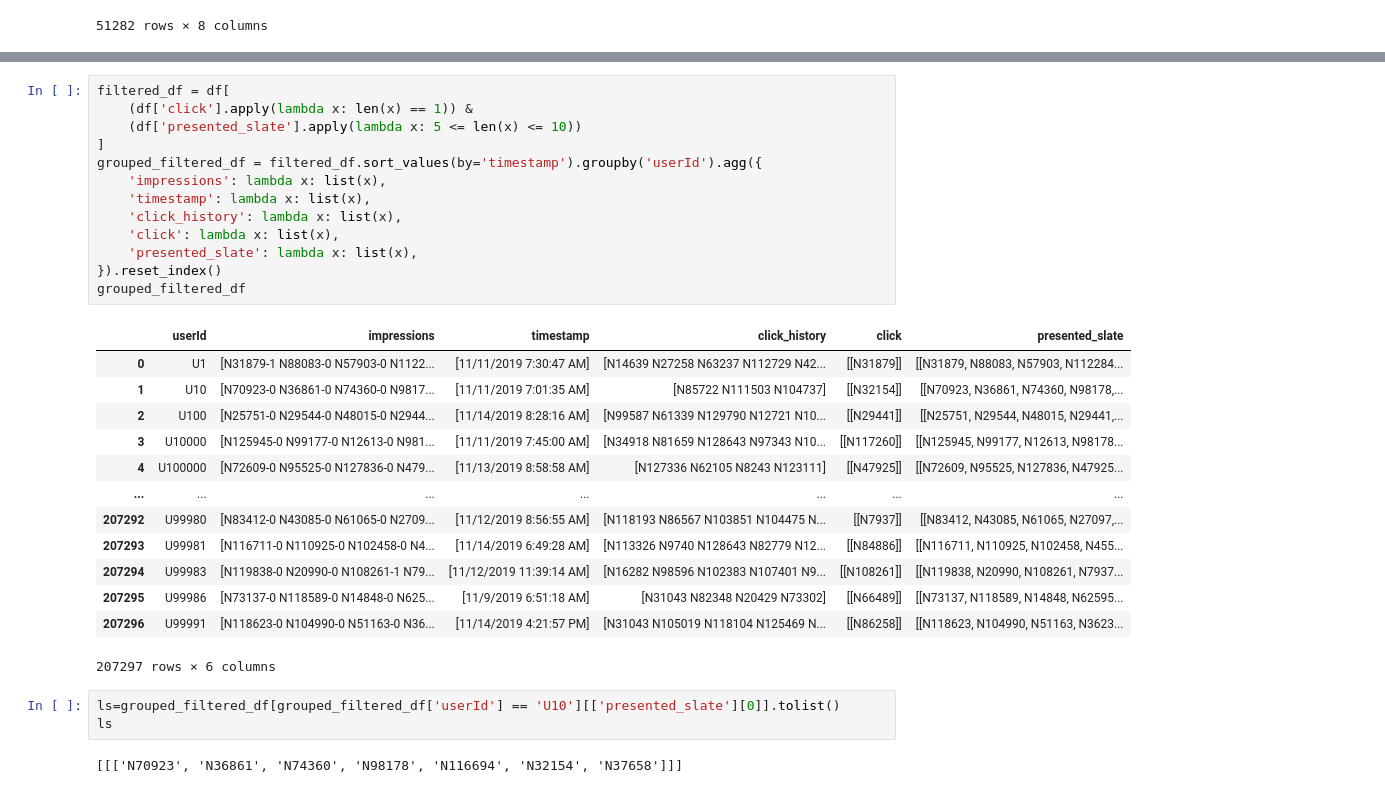
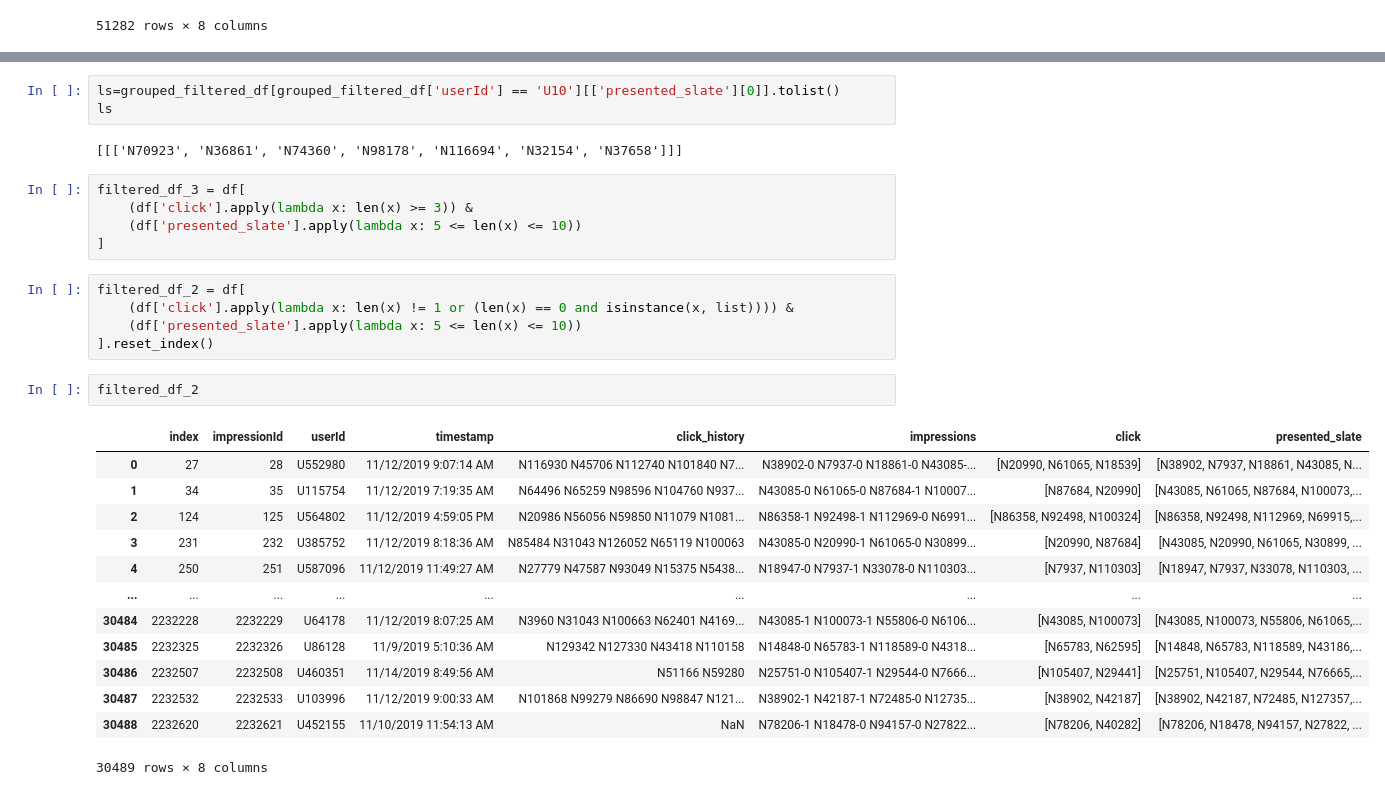
Before and after one commit to Asr419/rl_spotifyrecs, a Jupyter notebook: src/rl_spotifyrecs/mind_dataset/mind_data.ipynb, the cells around one changed output, grey strips where cells are left out. Drawn from its saved outputs; the diff is of its cells as text.

```diff
--- a/src/rl_spotifyrecs/mind_dataset/mind_data.ipynb
+++ b/src/rl_spotifyrecs/mind_dataset/mind_data.ipynb
@@ -120,32 +111,31 @@ filtered_slate_df
-# %%
-filtered_df = df[
-    (df['click'].apply(lambda x: len(x) == 1)) &
-    (df['presented_slate'].apply(lambda x: 5 <= len(x) <= 10))
-]
-grouped_filtered_df = filtered_df.sort_values(by='timestamp').groupby('userId').agg({
-    'impressions': lambda x: list(x),
-    'timestamp': lambda x: list(x),
-    'click_history': lambda x: list(x),
-    'click': lambda x: list(x),
-    'presented_slate': lambda x: list(x),
-}).reset_index()
-grouped_filtered_df
-# %% [output]
-|  | userId | impressions | timestamp | click_history | click | presented_slate |
-| 0 | U1 | [N31879-1 N88083-0 N57903-0 N1122... | [11/11/2019 7:30:47 AM] | [N14639 N27258 N63237 N112729 N42... | [[N31879]] | [[N31879, N88083, N57903, N112284... |
-| 1 | U10 | [N70923-0 N36861-0 N74360-0 N9817... | [11/11/2019 7:01:35 AM] | [N85722 N111503 N104737] | [[N32154]] | [[N70923, N36861, N74360, N98178,... |
-| 2 | U100 | [N25751-0 N29544-0 N48015-0 N2944... | [11/14/2019 8:28:16 AM] | [N99587 N61339 N129790 N12721 N10... | [[N29441]] | [[N25751, N29544, N48015, N29441,... |
-| 3 | U10000 | [N125945-0 N99177-0 N12613-0 N981... | [11/11/2019 7:45:00 AM] | [N34918 N81659 N128643 N97343 N10... | [[N117260]] | [[N125945, N99177, N12613, N98178... |
-| 4 | U100000 | [N72609-0 N95525-0 N127836-0 N479... | [11/13/2019 8:58:58 AM] | [N127336 N62105 N8243 N123111] | [[N47925]] | [[N72609, N95525, N127836, N47925... |
-| ... | ... | ... | ... | ... | ... | ... |
-| 207292 | U99980 | [N83412-0 N43085-0 N61065-0 N2709... | [11/12/2019 8:56:55 AM] | [N118193 N86567 N103851 N104475 N... | [[N7937]] | [[N83412, N43085, N61065, N27097,... |
-| 207293 | U99981 | [N116711-0 N110925-0 N102458-0 N4... | [11/14/2019 6:49:28 AM] | [N113326 N9740 N128643 N82779 N12... | [[N84886]] | [[N116711, N110925, N102458, N455... |
-| 207294 | U99983 | [N119838-0 N20990-0 N108261-1 N79... | [11/12/2019 11:39:14 AM] | [N16282 N98596 N102383 N107401 N9... | [[N108261]] | [[N119838, N20990, N108261, N7937... |
-| 207295 | U99986 | [N73137-0 N118589-0 N14848-0 N625... | [11/9/2019 6:51:18 AM] | [N31043 N82348 N20429 N73302] | [[N66489]] | [[N73137, N118589, N14848, N62595... |
-| 207296 | U99991 | [N118623-0 N104990-0 N51163-0 N36... | [11/14/2019 4:21:57 PM] | [N31043 N105019 N118104 N125469 N... | [[N86258]] | [[N118623, N104990, N51163, N3623... |
-207297 rows × 6 columns
 # %%
 ls=grouped_filtered_df[grouped_filtered_df['userId'] == 'U10'][['presented_slate'][0]].tolist()
 ls
 # %% [output]
 [[['N70923', 'N36861', 'N74360', 'N98178', 'N116694', 'N32154', 'N37658']]]
+# %%
+filtered_df_3 = df[
+    (df['click'].apply(lambda x: len(x) >= 3)) &
+    (df['presented_slate'].apply(lambda x: 5 <= len(x) <= 10))
+]
+# %%
+filtered_df_2 = df[
+    (df['click'].apply(lambda x: len(x) != 1 or (len(x) == 0 and isinstance(x, list)))) &
+    (df['presented_slate'].apply(lambda x: 5 <= len(x) <= 10))
+].reset_index()
+# %%
+filtered_df_2
+# %% [output]
+|  | index | impressionId | userId | timestamp | click_history | impressions | click | presented_slate |
+| 0 | 27 | 28 | U552980 | 11/12/2019 9:07:14 AM | N116930 N45706 N112740 N101840 N7... | N38902-0 N7937-0 N18861-0 N43085-... | [N20990, N61065, N18539] | [N38902, N7937, N18861, N43085, N... |
+| 1 | 34 | 35 | U115754 | 11/12/2019 7:19:35 AM | N64496 N65259 N98596 N104760 N937... | N43085-0 N61065-0 N87684-1 N10007... | [N87684, N20990] | [N43085, N61065, N87684, N100073,... |
+| 2 | 124 | 125 | U564802 | 11/12/2019 4:59:05 PM | N20986 N56056 N59850 N11079 N1081... | N86358-1 N92498-1 N112969-0 N6991... | [N86358, N92498, N100324] | [N86358, N92498, N112969, N69915,... |
+| 3 | 231 | 232 | U385752 | 11/12/2019 8:18:36 AM | N85484 N31043 N126052 N65119 N100063 | N43085-0 N20990-1 N61065-0 N30899... | [N20990, N87684] | [N43085, N20990, N61065, N30899, ... |
+| 4 | 250 | 251 | U587096 | 11/12/2019 11:49:27 AM | N27779 N47587 N93049 N15375 N5438... | N18947-0 N7937-1 N33078-0 N110303... | [N7937, N110303] | [N18947, N7937, N33078, N110303, ... |
+| ... | ... | ... | ... | ... | ... | ... | ... | ... |
+| 30484 | 2232228 | 2232229 | U64178 | 11/12/2019 8:07:25 AM | N3960 N31043 N100663 N62401 N4169... | N43085-1 N100073-1 N55806-0 N6106... | [N43085, N100073] | [N43085, N100073, N55806, N61065,... |
+| 30485 | 2232325 | 2232326 | U86128 | 11/9/2019 5:10:36 AM | N129342 N127330 N43418 N110158 | N14848-0 N65783-1 N118589-0 N4318... | [N65783, N62595] | [N14848, N65783, N118589, N43186,... |
+| 30486 | 2232507 | 2232508 | U460351 | 11/14/2019 8:49:56 AM | N51166 N59280 | N25751-0 N105407-1 N29544-0 N7666... | [N105407, N29441] | [N25751, N105407, N29544, N76665,... |
+| 30487 | 2232532 | 2232533 | U103996 | 11/12/2019 9:00:33 AM | N101868 N99279 N86690 N98847 N121... | N38902-1 N42187-1 N72485-0 N12735... | [N38902, N42187] | [N38902, N42187, N72485, N127357,... |
+| 30488 | 2232620 | 2232621 | U452155 | 11/10/2019 11:54:13 AM | NaN | N78206-1 N18478-0 N94157-0 N27822... | [N78206, N40282] | [N78206, N18478, N94157, N27822, ... |
+30489 rows × 8 columns
```
Also changed, not shown: parts of 10 cells of this notebook, 3 other files.
